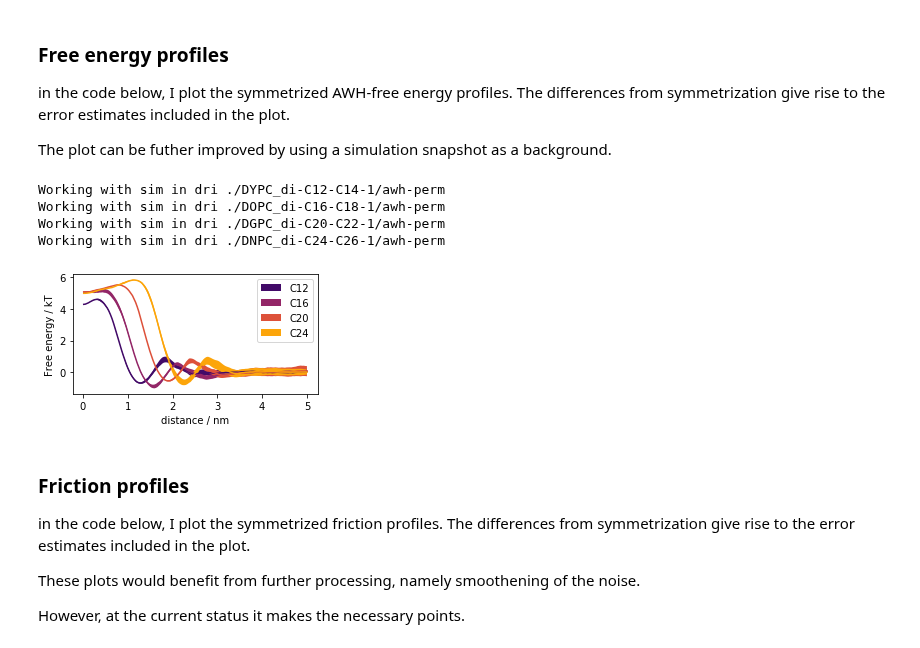
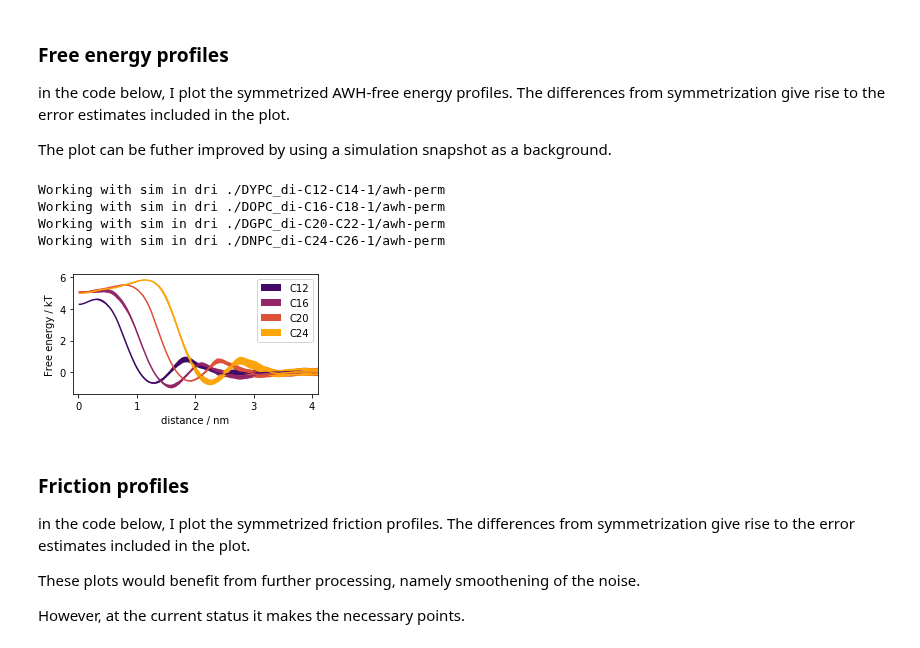
Before and after one commit to jmelcr/permeability, a Jupyter notebook: martini3/cholesterol00p_PC_variousTails_sims/membrane_thickness_unsaturated_tails/plot_awh_fric_profiles.ipynb, the cells around one changed output. Saved outputs shown, nothing was run; the diff lists cells and outputs as text; code cells hidden in the pictures.

```diff
--- a/martini3/cholesterol00p_PC_variousTails_sims/membrane_thickness_unsaturated_tails/plot_awh_fric_profiles.ipynb
+++ b/martini3/cholesterol00p_PC_variousTails_sims/membrane_thickness_unsaturated_tails/plot_awh_fric_profiles.ipynb
@@ -512,33 +512,34 @@ def prep_to_plot(x, y, shift_to_zero=True, filt_freq=None, runmeansize=10):
 # %%
 for sim_list, xxpc in zip([sims, ], ["PC", ]):
     for s in sim_list:
         if True:   #(xxpc == 'DOPC') and s.pname in selected_particles:
             print("Working with sim in dri {}".format(s.dirname))
             try:
                     (x_half, awhsym, awhsym_err) = prep_to_plot(s.awh_x, s.awh)
                     plt.plot(x_half, awhsym)  #, label="{}".format(s.pname))
                     if True:
                         plt.fill_between(x=x_half,
                                      y1=awhsym+awhsym_err,
                                      y2=awhsym-awhsym_err,
                                      label="{}".format(s.label))
             except:
                 print("troubles plotting simulation in {}".format(s.dirname))
 
     plt.legend()
     fig = plt.gca()
     fig.figure.set_size_inches([4.4,2.2])
     #plt.ylim([-1, 11])
+    plt.xlim([-0.1, 4.1])
     plt.ylabel("Free energy / kT")
     plt.xlabel("distance / nm")
     plt.savefig("awh_dG_profiles_{}_various-thicknesses.png".format(xxpc), dpi=150, bbox_inches='tight')
     plt.show()
 # %% [output]
 Working with sim in dri ./DYPC_di-C12-C14-1/awh-perm
 Working with sim in dri ./DOPC_di-C16-C18-1/awh-perm
 Working with sim in dri ./DGPC_di-C20-C22-1/awh-perm
 Working with sim in dri ./DNPC_di-C24-C26-1/awh-perm
-[figure, old version]
+[figure, new version]
 # %% [markdown]
 ### Friction profiles
 
```
Also changed, not shown: 2 other files.
